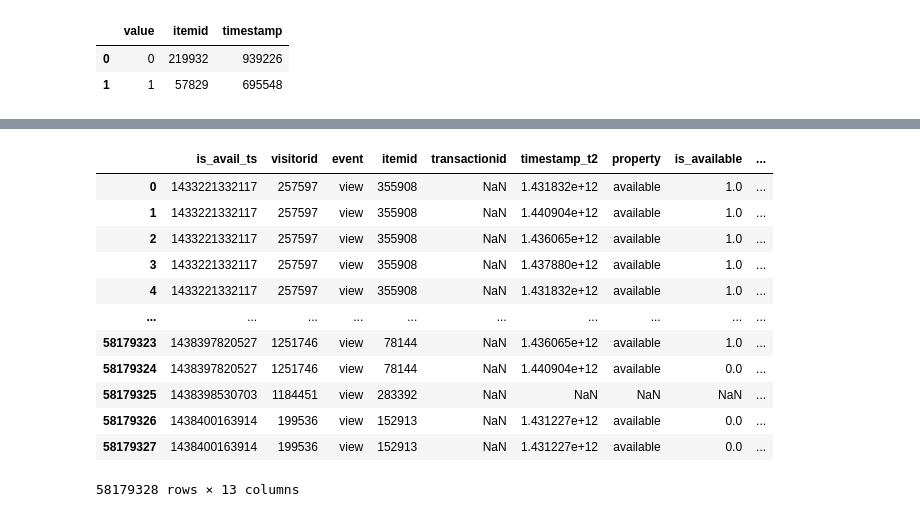
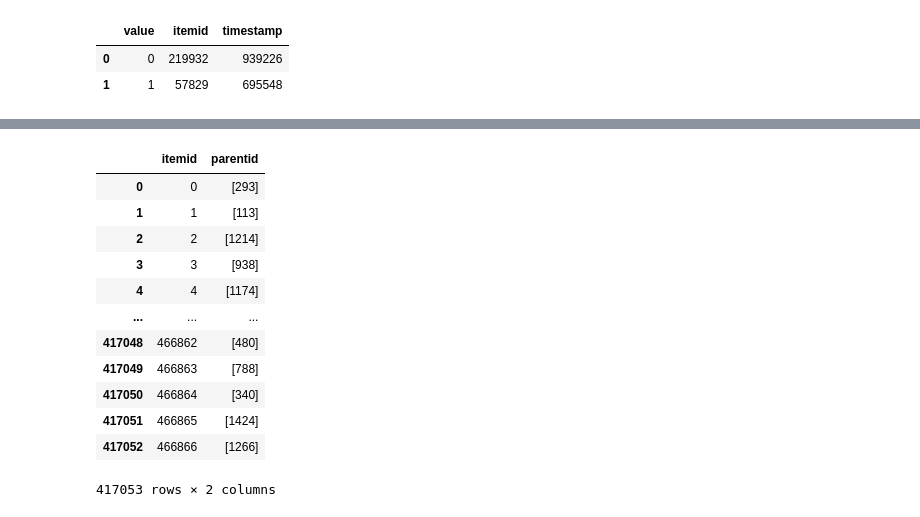
Before and after one commit to AndreyProkofiev/mle-pr-final, a Jupyter notebook: notebooks/eda.ipynb, the cells around one changed output, grey strips where cells are left out. Cells and saved outputs as stored; diff of their text form; code cells hidden in the pictures.

```diff
--- a/notebooks/eda.ipynb
+++ b/notebooks/eda.ipynb
@@ -468,24 +440,22 @@ memory usage: 4.8+ GB
 # %%
-merged = merged.merge(
-    category_tree,
-    how='left',
-    left_on='value',  # предполагается, что 'value' из category_prop используется для связи
-    right_on='categoryid',
-    suffixes=('', '_t4')
-)
+category_prop = category_prop.merge(category_tree, how='left', left_on='value', right_on='categoryid')
-# %%
-merged
-# %% [output]
-|  | is_avail_ts | visitorid | event | itemid | transactionid | timestamp_t2 | property | is_available | ... |
-| 0 | 1433221332117 | 257597 | view | 355908 | NaN | 1.431832e+12 | available | 1.0 | ... |
-| 1 | 1433221332117 | 257597 | view | 355908 | NaN | 1.440904e+12 | available | 1.0 | ... |
-| 2 | 1433221332117 | 257597 | view | 355908 | NaN | 1.436065e+12 | available | 1.0 | ... |
-| 3 | 1433221332117 | 257597 | view | 355908 | NaN | 1.437880e+12 | available | 1.0 | ... |
-| 4 | 1433221332117 | 257597 | view | 355908 | NaN | 1.431832e+12 | available | 1.0 | ... |
-| ... | ... | ... | ... | ... | ... | ... | ... | ... | ... |
-| 58179323 | 1438397820527 | 1251746 | view | 78144 | NaN | 1.436065e+12 | available | 1.0 | ... |
-| 58179324 | 1438397820527 | 1251746 | view | 78144 | NaN | 1.440904e+12 | available | 0.0 | ... |
-| 58179325 | 1438398530703 | 1184451 | view | 283392 | NaN | NaN | NaN | NaN | ... |
-| 58179326 | 1438400163914 | 199536 | view | 152913 | NaN | 1.431227e+12 | available | 0.0 | ... |
-| 58179327 | 1438400163914 | 199536 | view | 152913 | NaN | 1.431227e+12 | available | 0.0 | ... |
-58179328 rows × 13 columns
+# %%
+category_prop['parentid'] = category_prop['parentid'].fillna(0).astype(int)
+# %%
+category_prop_gr = category_prop.groupby('itemid', as_index=False).parentid.unique()
+# %%
+category_prop_gr
+# %% [output]
+|  | itemid | parentid |
+| 0 | 0 | [293] |
+| 1 | 1 | [113] |
+| 2 | 2 | [1214] |
+| 3 | 3 | [938] |
+| 4 | 4 | [1174] |
+| ... | ... | ... |
+| 417048 | 466862 | [480] |
+| 417049 | 466863 | [788] |
+| 417050 | 466864 | [340] |
+| 417051 | 466865 | [1424] |
+| 417052 | 466866 | [1266] |
+417053 rows × 2 columns
```
Also changed, not shown: parts of 25 cells of this notebook.
